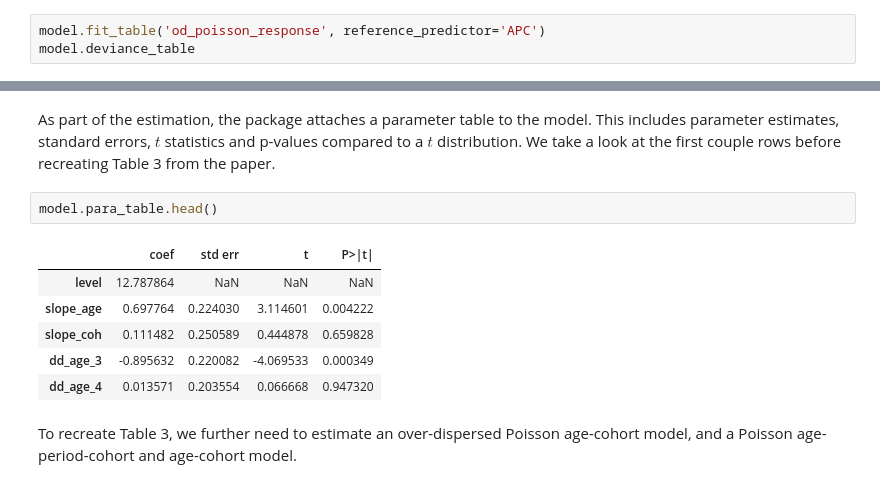
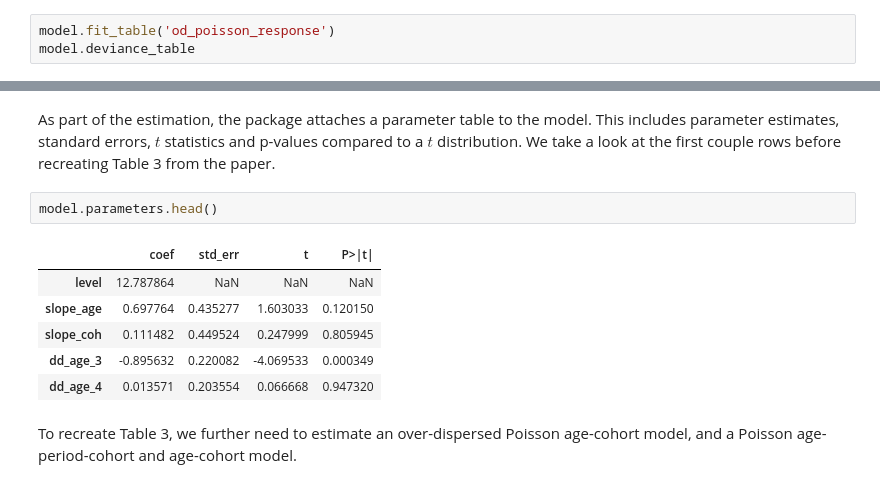
Before and after one commit to JonasHarnau/apc, a Jupyter notebook: apc/vignettes/vignette_over_dispersed_apc.ipynb, the cells around one changed output, grey strips where cells are left out. Cells and saved outputs as stored; diff of their text form.

```diff
--- a/apc/vignettes/vignette_over_dispersed_apc.ipynb
+++ b/apc/vignettes/vignette_over_dispersed_apc.ipynb
@@ -22,7 +22,7 @@ model.data_from_df(apc.data.pre_formatted.loss_TA(), data_format='CL')
 
 We first consider a deviance analysis. We start with an over-dispersed Poisson model with an age-period-cohort predictor and look for reductions.
 # %%
-model.fit_table('od_poisson_response', reference_predictor='APC')
+model.fit_table('od_poisson_response')
 model.deviance_table
 # %% [output]
 |  | deviance | df_resid | P>chi_sq | LR_vs_APC | df_vs_APC | F_vs_APC | P>F |
@@ -106,12 +106,12 @@ model.fit('od_poisson_response', 'APC')
 # %% [markdown]
 As part of the estimation, the package attaches a parameter table to the model. This includes parameter estimates, standard errors, $t$ statistics and p-values compared to a $t$ distribution. We take a look at the first couple rows before recreating Table 3 from the paper.
 # %%
-model.para_table.head()
+model.parameters.head()
 # %% [output]
-|  | coef | std err | t | P>|t| |
+|  | coef | std_err | t | P>|t| |
 | level | 12.787864 | NaN | NaN | NaN |
-| slope_age | 0.697764 | 0.224030 | 3.114601 | 0.004222 |
-| slope_coh | 0.111482 | 0.250589 | 0.444878 | 0.659828 |
+| slope_age | 0.697764 | 0.435277 | 1.603033 | 0.120150 |
+| slope_coh | 0.111482 | 0.449524 | 0.247999 | 0.805945 |
 | dd_age_3 | -0.895632 | 0.220082 | -4.069533 | 0.000349 |
 | dd_age_4 | 0.013571 | 0.203554 | 0.066668 | 0.947320 |
 # %% [markdown]
```
Also changed, not shown: parts of 16 cells of this notebook.
